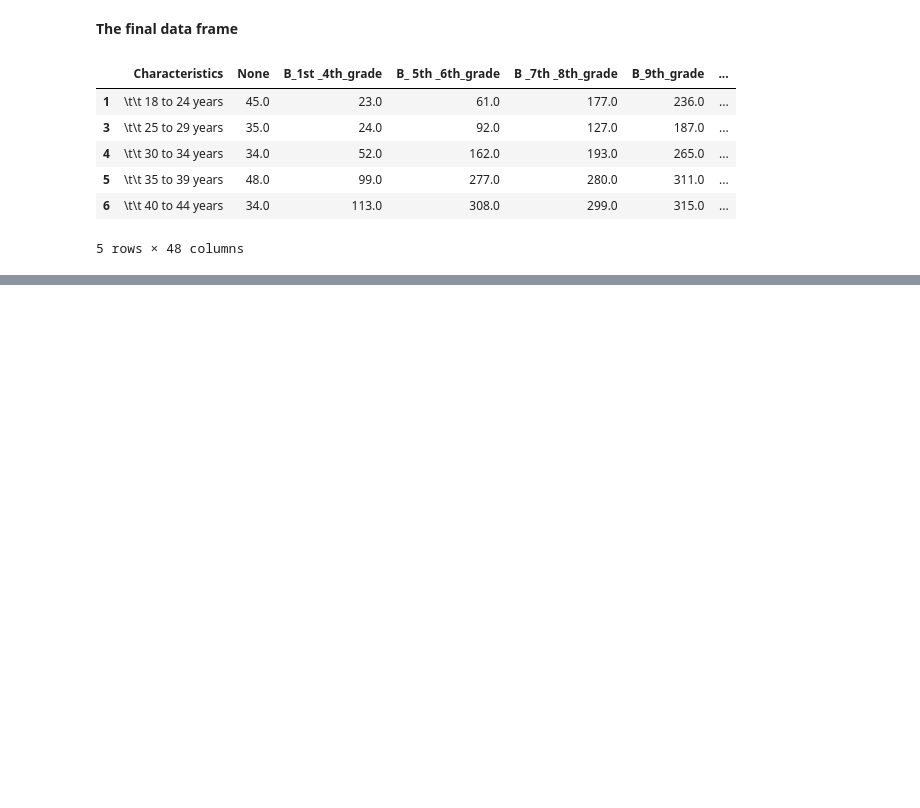
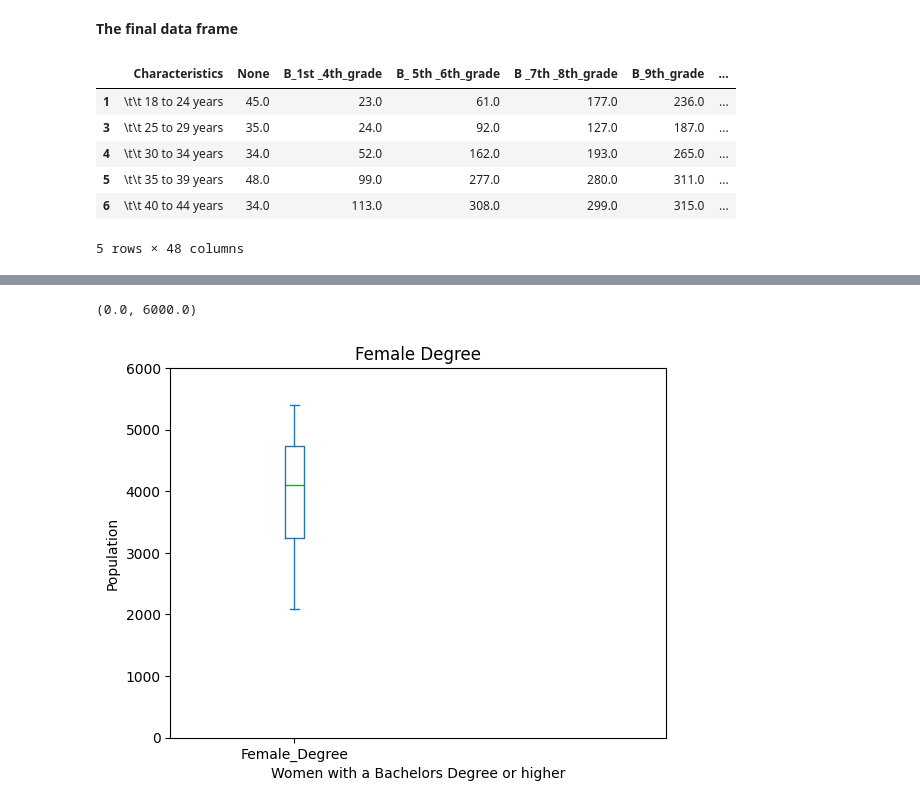
Before and after one commit to DaltonWise/Homework, a Jupyter notebook: Data_Transformation_with_r_or_python.ipynb, the cells around one changed output, grey strips where cells are left out. Cells and saved outputs as stored; diff of their text form; code cells hidden in the pictures; blank space fills up the shorter version.

```diff
--- a/Data_Transformation_with_r_or_python.ipynb
+++ b/Data_Transformation_with_r_or_python.ipynb
@@ -250,0 +250,12 @@ df
+# %%
+
+boxplot = df['Female_Degree'].plot(kind='box',)
+
+boxplot.set_xlabel('Women with a Bachelors Degree or higher')
+boxplot.set_title("Female Degree")
+boxplot.set_ylabel('Population')
+boxplot.set_xlim(0, 4)
+boxplot.set_ylim(0, 6000)
+# %% [output]
+(0.0, 6000.0)
+[figure, added]
```
Also changed, not shown: parts of 10 cells of this notebook.
